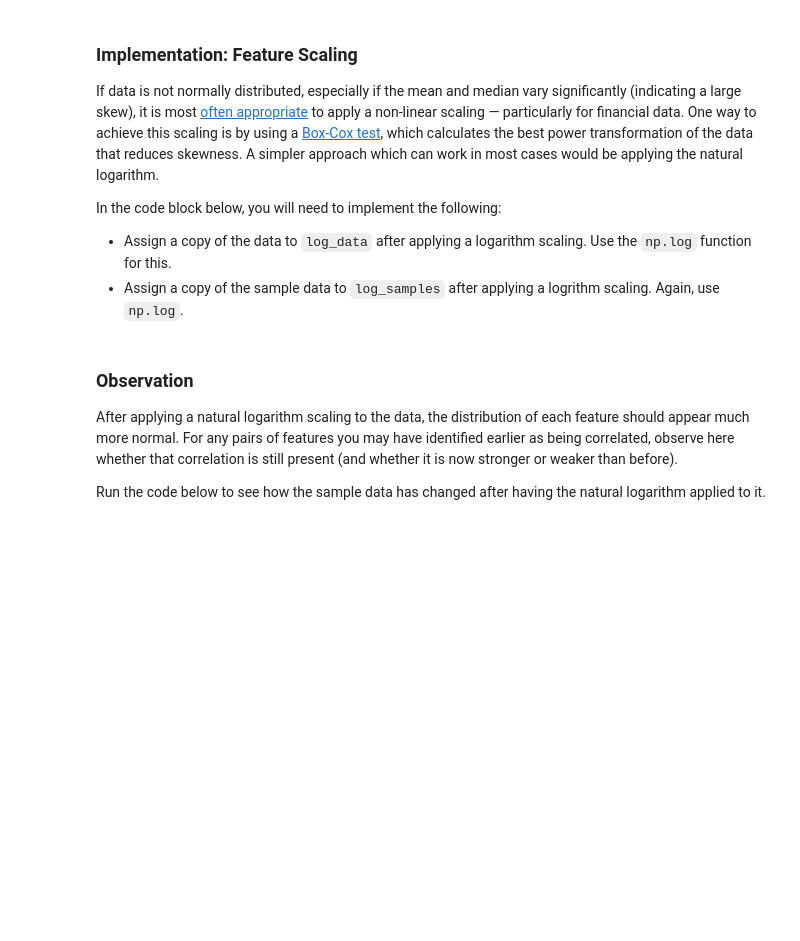
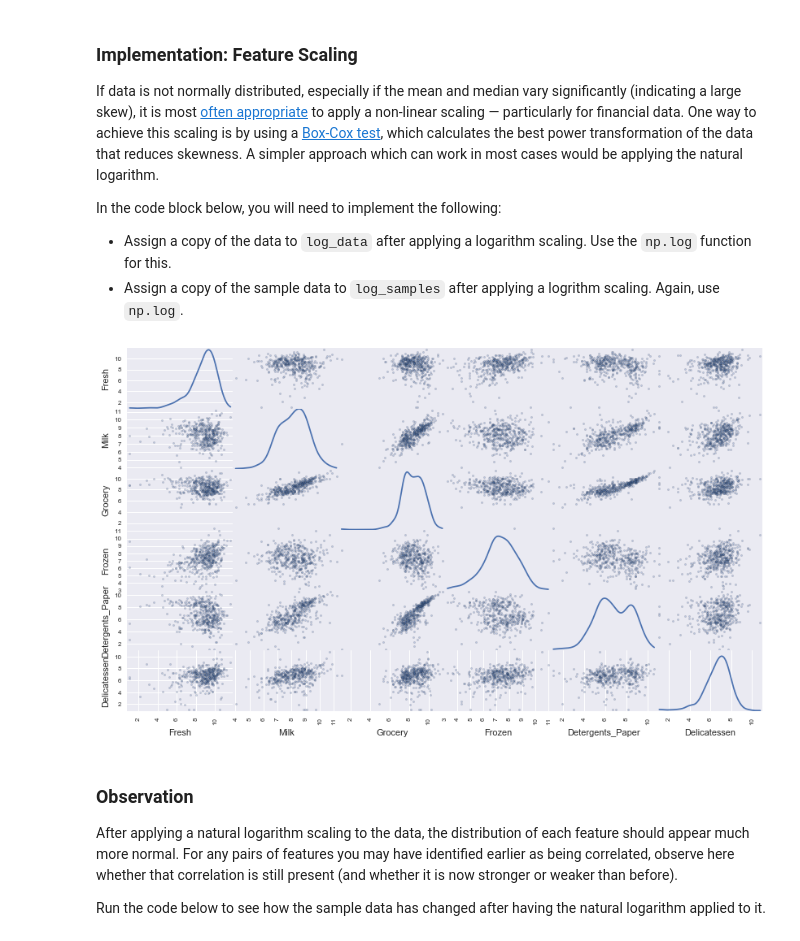
Before and after one commit to iterativo/machine-learning-nanodegree, a Jupyter notebook: projects/creating_customer_segments/customer_segments.ipynb, the cells around one changed output. Drawn from its saved outputs; the diff is of its cells as text; code cells hidden in the pictures; blank space fills up the shorter version.

```diff
--- a/projects/creating_customer_segments/customer_segments.ipynb
+++ b/projects/creating_customer_segments/customer_segments.ipynb
@@ -163,13 +163,15 @@ In the code block below, you will need to implement the following:
  - Assign a copy of the sample data to `log_samples` after applying a logrithm scaling. Again, use `np.log`.
 # %%
 # TODO: Scale the data using the natural logarithm
-log_data = None
+log_data = np.log(data)
 
 # TODO: Scale the sample data using the natural logarithm
-log_samples = None
+log_samples = np.log(samples)
 
 # Produce a scatter matrix for each pair of newly-transformed features
 pd.scatter_matrix(log_data, alpha = 0.3, figsize = (14,8), diagonal = 'kde');
+# %% [output]
+[figure, added]
 # %% [markdown]
 ### Observation
 After applying a natural logarithm scaling to the data, the distribution of each feature should appear much more normal. For any pairs of features you may have identified earlier as being correlated, observe here whether that correlation is still present (and whether it is now stronger or weaker than before).
```
Also changed, not shown: parts of 6 cells of this notebook.
